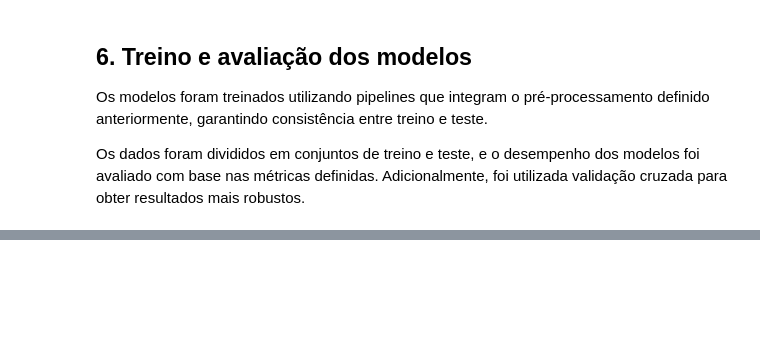
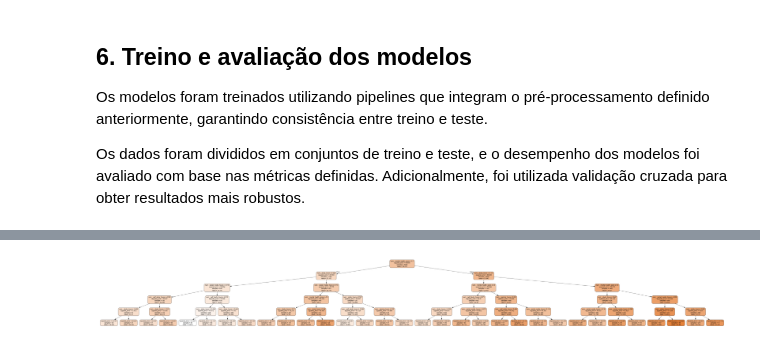
Before and after one commit to gcsoares24/uni-machine-learning-fundamentals, a Jupyter notebook: paraTestes.ipynb, the cells around one changed output, grey strips where cells are left out. Saved outputs shown, nothing was run; the diff lists cells and outputs as text; code cells hidden in the pictures; blank space fills up the shorter version.

```diff
--- a/paraTestes.ipynb
+++ b/paraTestes.ipynb
@@ -326,0 +742,92 @@ Os dados foram divididos em conjuntos de treino e teste, e o desempenho dos mode
+# %%
+# =========================
+# 6.2.1 VISUALIZAÇÃO DA DECISION TREE REGRESSOR
+# =========================
+dt_reg_pipeline = reg_models["DecisionTreeRegressor"]
+dt_reg_pipeline.fit(X_train, y_train_reg)
+
+dt_reg = dt_reg_pipeline.named_steps["model"]
+feature_names_reg_tree = dt_reg_pipeline.named_steps["preprocessor"].get_feature_names_out()
+
+display_tree(
+    dt_reg,
+    feature_names=feature_names_reg_tree,
+    class_names=None,  # regressão
+    fname="decision_tree_regressor",
+    figsize=(22, 10)
+)
+
+# =========================
+# 6.2.2 IMPORTÂNCIA DAS FEATURES NA DECISION TREE REGRESSOR
+# =========================
+
+importance_reg_tree_df = pd.DataFrame({
+    "feature": feature_names_reg_tree,
+    "importance": dt_reg.feature_importances_
+}).sort_values("importance", ascending=False)
+
+importance_reg_tree_df = importance_reg_tree_df[importance_reg_tree_df["importance"] > 0]
+
+plt.figure(figsize=(10, 6))
+top_imp_reg_tree = importance_reg_tree_df.head(15).sort_values("importance")
+plt.barh(top_imp_reg_tree["feature"], top_imp_reg_tree["importance"])
+plt.title("Decision Tree Regressor Feature Importance")
+plt.xlabel("Importance")
+plt.ylabel("Feature")
+plt.show()
+
+print("\nTop features - Decision Tree Regressor:")
+print(importance_reg_tree_df.head(15))
+
+# =========================
+# 6.2.3 SCATTERPLOT - DECISION TREE REGRESSOR
+# =========================
+
+
+lin_reg_pipeline = reg_models["LinearRegression"]
+lin_reg_pipeline.fit(X_train, y_train_reg)
+
+y_pred_reg = lin_reg_pipeline.predict(X_test)
+
+plt.figure(figsize=(7, 7))
+plt.scatter(y_test_reg, y_pred_reg, alpha=0.6)
+
+# linha ideal: previsão = valor real
+min_val = min(y_test_reg.min(), y_pred_reg.min())
+max_val = max(y_test_reg.max(), y_pred_reg.max())
+plt.plot([min_val, max_val], [min_val, max_val], linestyle="--")
+
+plt.xlabel("Actual focus_index")
+plt.ylabel("Predicted focus_index")
+plt.title("Linear Regression - Actual vs Predicted")
+plt.show()
+
+# =========================
+# 6.2.4 COEFICIENTES DA LINEAR REGRESSION
+# =========================
+
+lin_reg_pipeline = reg_models["LinearRegression"]
+lin_reg_pipeline.fit(X_train, y_train_reg)
+
+feature_names_reg = lin_reg_pipeline.named_steps["preprocessor"].get_feature_names_out()
+coefs_reg = lin_reg_pipeline.named_steps["model"].coef_
+
+coef_reg_df = pd.DataFrame({
+    "feature": feature_names_reg,
+    "coefficient": coefs_reg,
+    "abs_coefficient": np.abs(coefs_reg)
+}).sort_values("abs_coefficient", ascending=False)
+
+top_reg = coef_reg_df.head(15).sort_values("coefficient")
+
+plt.figure(figsize=(10, 6))
+plt.barh(top_reg["feature"], top_reg["coefficient"])
+plt.title("Top Linear Regression Coefficients")
+plt.xlabel("Coefficient")
+plt.ylabel("Feature")
+plt.show()
+
+print("\nTop coefficients - Linear Regression:")
+print(coef_reg_df.head(15))
+# %% [output]
+[figure, added]
```
Also changed, not shown: parts of 11 cells of this notebook, 4 other files.
